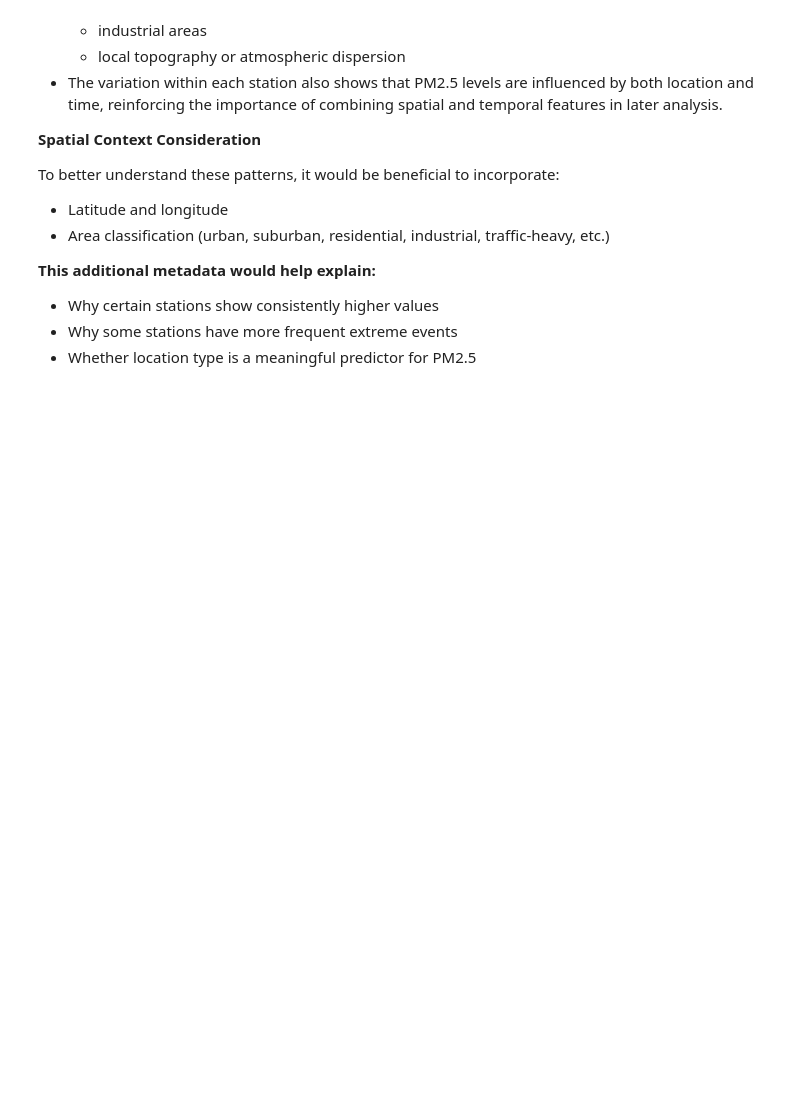
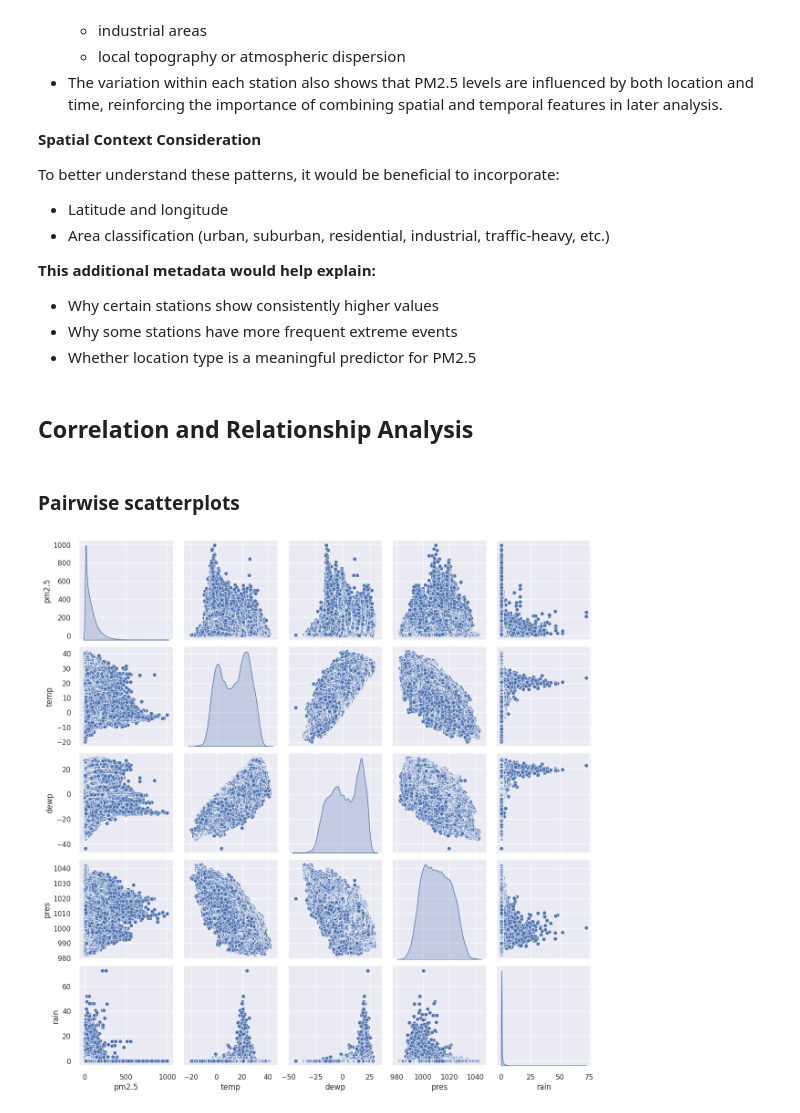
Before and after one commit to RSE1982/beijing-air-quality, a Jupyter notebook: notebooks/03_initial_eda.ipynb, the cells around one changed output. Saved outputs shown, nothing was run; the diff lists cells and outputs as text; code cells hidden in the pictures; blank space fills up the shorter version.

Commit message:
feat: add correlation and relationship analysis, closes #25

```diff
--- a/notebooks/03_initial_eda.ipynb
+++ b/notebooks/03_initial_eda.ipynb
@@ -471,3 +471,12 @@ To better understand these patterns, it would be beneficial to incorporate:
 - Why certain stations show consistently higher values
 - Why some stations have more frequent extreme events
 - Whether location type is a meaningful predictor for PM2.5
+# %% [markdown]
+## Correlation and Relationship Analysis
+# %% [markdown]
+### Pairwise scatterplots
+# %%
+sns.pairplot(df[["pm2.5", "temp", "dewp", "pres", "rain"]], diag_kind="kde") # Pairplot of selected variables
+plt.show() # Show plot
+# %% [output]
+[figure, added]
```
Also changed, not shown: parts of 5 cells of this notebook.
